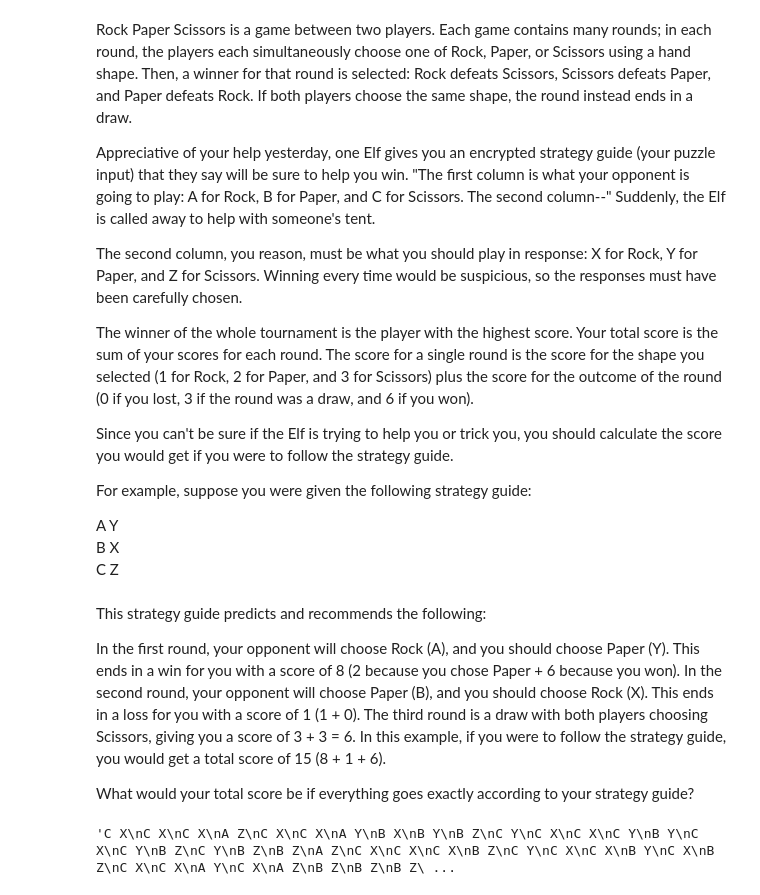
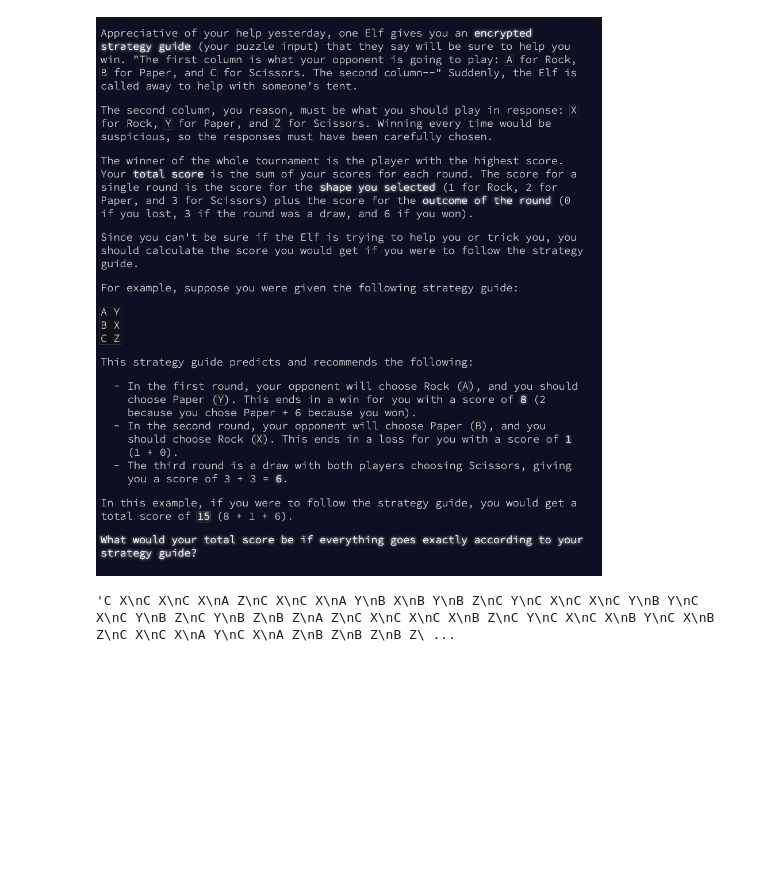
Before and after one commit to alandavidgrunberg/AdventOfCode2022, a Jupyter notebook: day 2/day2.ipynb, the cells around one changed output. Cells and saved outputs as stored; diff of their text form; code cells hidden in the pictures; blank space fills up the shorter version.

```diff
--- a/day 2/day2.ipynb
+++ b/day 2/day2.ipynb
@@ -1,28 +1,8 @@
-# %% [markdown]
-Rock Paper Scissors is a game between two players. Each game contains many rounds; in each round, the players each simultaneously choose one of Rock, Paper, or Scissors using a hand shape. Then, a winner for that round is selected: Rock defeats Scissors, Scissors defeats Paper, and Paper defeats Rock. If both players choose the same shape, the round instead ends in a draw.
-
-Appreciative of your help yesterday, one Elf gives you an encrypted strategy guide (your puzzle input) that they say will be sure to help you win. "The first column is what your opponent is going to play: A for Rock, B for Paper, and C for Scissors. The second column--" Suddenly, the Elf is called away to help with someone's tent.
-
-The second column, you reason, must be what you should play in response: X for Rock, Y for Paper, and Z for Scissors. Winning every time would be suspicious, so the responses must have been carefully chosen.
-
-The winner of the whole tournament is the player with the highest score. Your total score is the sum of your scores for each round. The score for a single round is the score for the shape you selected (1 for Rock, 2 for Paper, and 3 for Scissors) plus the score for the outcome of the round (0 if you lost, 3 if the round was a draw, and 6 if you won).
-
-Since you can't be sure if the Elf is trying to help you or trick you, you should calculate the score you would get if you were to follow the strategy guide.
-
-For example, suppose you were given the following strategy guide:
-
-A Y <br>
-B X <br>
-C Z <br>
-<br>
-This strategy guide predicts and recommends the following:
-
-In the first round, your opponent will choose Rock (A), and you should choose Paper (Y). This ends in a win for you with a score of 8 (2 because you chose Paper + 6 because you won).
-In the second round, your opponent will choose Paper (B), and you should choose Rock (X). This ends in a loss for you with a score of 1 (1 + 0).
-The third round is a draw with both players choosing Scissors, giving you a score of 3 + 3 = 6.
-In this example, if you were to follow the strategy guide, you would get a total score of 15 (8 + 1 + 6).
-
-What would your total score be if everything goes exactly according to your strategy guide?
+# %%
+from IPython import display
+display.Image("day2part1instructions.jpeg")
+# %% [output]
+[figure, added]
 # %%
 with open('day2input.txt') as day2input:
     raw_input = day2input.read()
```
Also changed, not shown: parts of 4 cells of this notebook, 15 other files.
